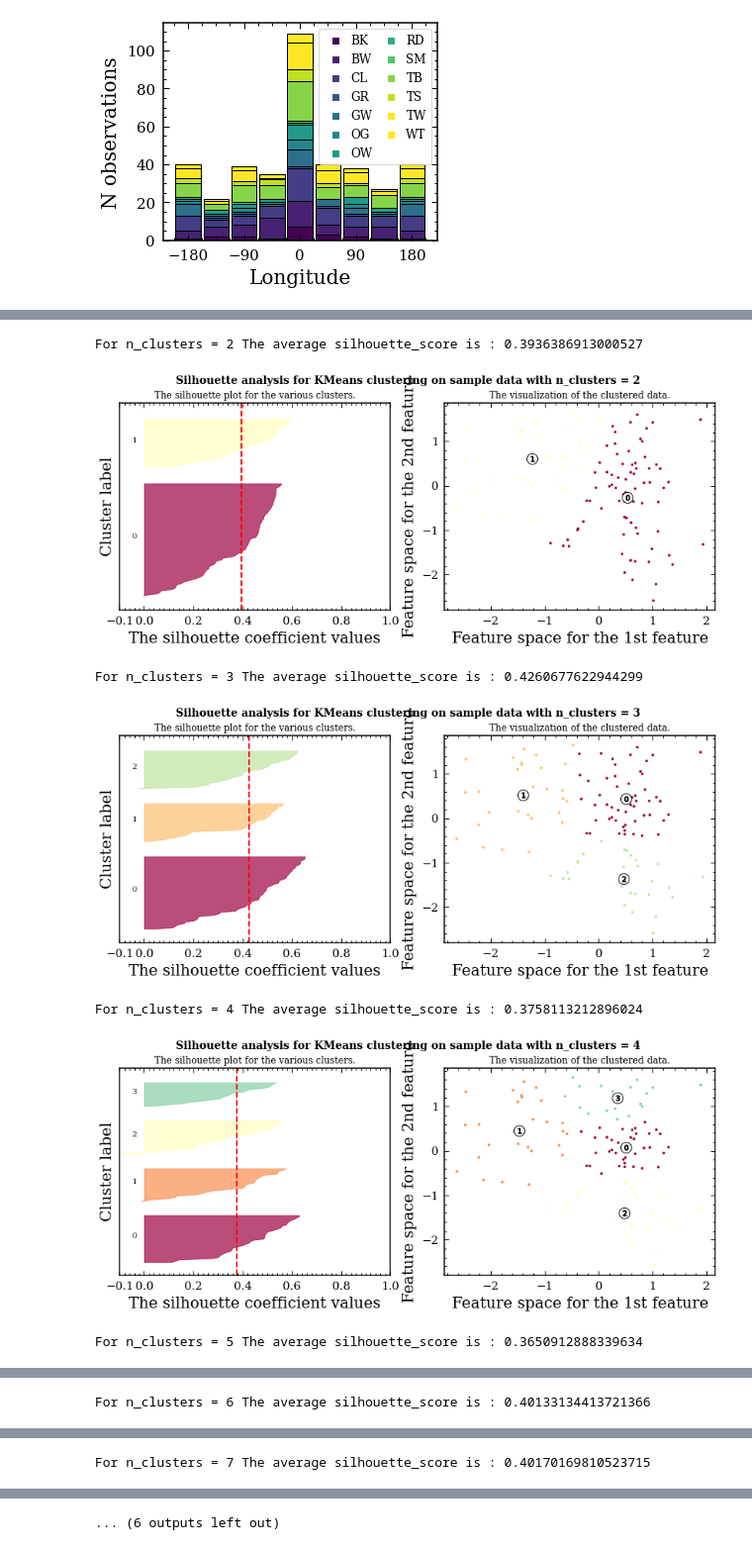
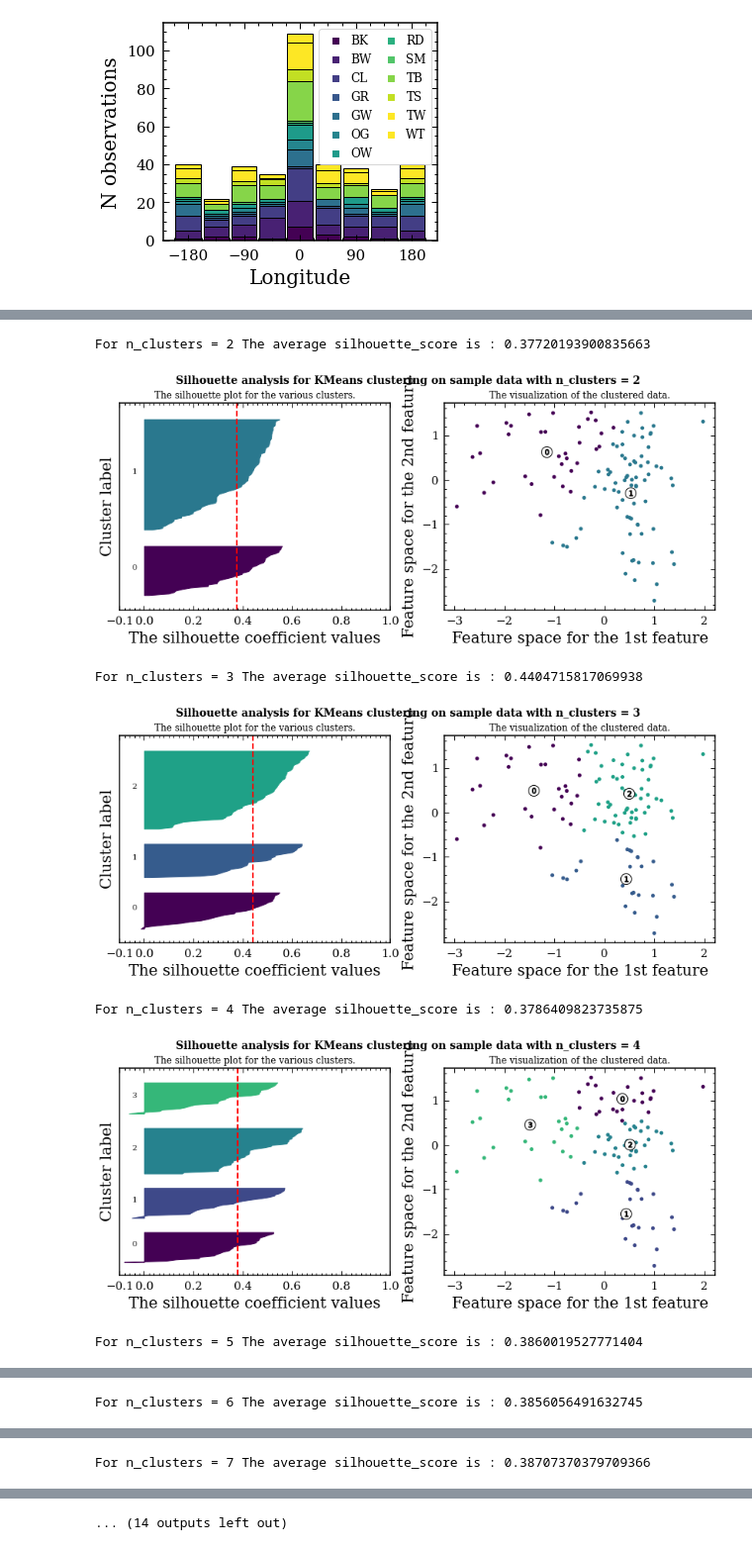
Before and after one commit to lcmayor/floofy-fluxuations, a Jupyter notebook: CatPhases.ipynb, the cells around one changed output, grey strips where cells are left out. Shown at 99% size. Cells and saved outputs as stored; diff of their text form; code cells hidden in the pictures.

```diff
--- a/CatPhases.ipynb
+++ b/CatPhases.ipynb
@@ -190,18 +257,0 @@ with matplotlib.rc_context(context):
-# %%
-with matplotlib.rc_context(context):
-    scaler = StandardScaler()
-    spromarr = np.array(np.column_stack([df['B'][df['lon']==0]-df['G'][df['lon']==0], df['R'][df['lon']==0]]))
-    scaler.fit(spromarr)
-    newdata = scaler.transform(spromarr)
-    distort = []
-    K = range(1,20)
-    for k in K:
-        kmeanModel = KMeans(n_clusters=k).fit(newdata)
-        kmeanModel.fit(newdata)
-        distort.append(sum(np.min(cdist(newdata,kmeanModel.cluster_centers_, 'euclidean'), axis=1))
-                       / newdata.shape[0])
-    fig, ax = plt.subplots(figsize=(5,5))
-    ax.plot(K, distort, marker='s')
-    ax.set_xlabel('k')
-    ax.set_xticks(np.arange(1,20,2))
-    plt.show()
@@ -212,7 +265,7 @@ with matplotlib.rc_context(context):
     scaler = StandardScaler()
     scaler.fit(np.array(spromarr))
     X = scaler.transform(spromarr)
-    range_n_clusters = range(2,11)
+    range_n_clusters = range(2,15)
     for n_clusters in range_n_clusters:
         # Create a subplot with 1 row and 2 columns
         fig, (ax1, ax2) = plt.subplots(1, 2)
@@ -245,45 +298,45 @@ with matplotlib.rc_context(context):
             ith_cluster_silhouette_values.sort()
             size_cluster_i = ith_cluster_silhouette_values.shape[0]
             y_upper = y_lower + size_cluster_i
-            kcolor = plt.cm.Spectral(float(i) / n_clusters)
+            kcolor = plt.cm.viridis(float(i) / (n_clusters+0.5))
             ax1.fill_betweenx(np.arange(y_lower, y_upper),
                               0, ith_cluster_silhouette_values,
-                              facecolor=kcolor, edgecolor=kcolor, alpha=0.7)
+                              facecolor=kcolor, edgecolor=kcolor)
             # Label the silhouette plots with their cluster numbers at the middle
             ax1.text(-0.05, y_lower + 0.5 * size_cluster_i, str(i))
             # Compute the new y_lower for next plot
             y_lower = y_upper + 10  # 10 for the 0 samples
         ax1.set_title("The silhouette plot for the various clusters.")
         ax1.set_xlabel("The silhouette coefficient values")
         ax1.set_ylabel("Cluster label")
         # The vertical line for average silhouette score of all the values
         ax1.axvline(x=silhouette_avg, color="red", linestyle="--")
         ax1.set_yticks([])  # Clear the yaxis labels / ticks
         ax1.set_xticks([-0.1, 0, 0.2, 0.4, 0.6, 0.8, 1])
         # 2nd Plot showing the actual clusters formed
-        kcolors = plt.cm.Spectral(cluster_labels.astype(float) / n_clusters)
-        ax2.scatter(X[:, 0], X[:, 1], marker='.', s=50, lw=0,
+        kcolors = plt.cm.viridis(cluster_labels.astype(float) / (n_clusters+0.5))
+        ax2.scatter(X[:, 0], X[:, 1], marker='.', s=100, lw=0,
                     c=kcolors, edgecolor='k')
         # Labeling the clusters
         centers = clusterer.cluster_centers_
         # Draw white circles at cluster centers
         ax2.scatter(centers[:, 0], centers[:, 1], marker='o',
                     c="white", alpha=1, s=200, edgecolor='k')
         for i, c in enumerate(centers):
             ax2.scatter(c[0], c[1], marker='$%d$' % i, alpha=1,
                         s=50, edgecolor='k')
         ax2.set_title("The visualization of the clustered data.")
         ax2.set_xlabel("Feature space for the 1st feature")
         ax2.set_ylabel("Feature space for the 2nd feature")
         plt.suptitle(("Silhouette analysis for KMeans clustering on sample data "
                       "with n_clusters = %d" % n_clusters),
                      fontsize=14, fontweight='bold')
         plt.show()
 # %% [output]
-For n_clusters = 2 The average silhouette_score is : 0.3936386913000527
+For n_clusters = 2 The average silhouette_score is : 0.37720193900835663
-[figure, old version]
+[figure, new version]
-For n_clusters = 3 The average silhouette_score is : 0.4260677622944299
+For n_clusters = 3 The average silhouette_score is : 0.4404715817069938
-[figure, old version]
+[figure, new version]
-For n_clusters = 4 The average silhouette_score is : 0.3758113212896024
+For n_clusters = 4 The average silhouette_score is : 0.3786409823735875
-[figure, old version]
+[figure, new version]
-For n_clusters = 5 The average silhouette_score is : 0.3650912888339634
+For n_clusters = 5 The average silhouette_score is : 0.3860019527771404
@@ -291 +344 @@ For n_clusters = 5 The average silhouette_score is : 0.3650912888339634
-For n_clusters = 6 The average silhouette_score is : 0.40133134413721366
+For n_clusters = 6 The average silhouette_score is : 0.3856056491632745
@@ -293 +346 @@ For n_clusters = 6 The average silhouette_score is : 0.40133134413721366
-For n_clusters = 7 The average silhouette_score is : 0.40170169810523715
+For n_clusters = 7 The average silhouette_score is : 0.38707370379709366
@@ -295 +348 @@ For n_clusters = 7 The average silhouette_score is : 0.40170169810523715
-... (6 outputs left out)
+... (14 outputs left out)
```
Also changed, not shown: parts of 18 cells of this notebook, 3 other files.
